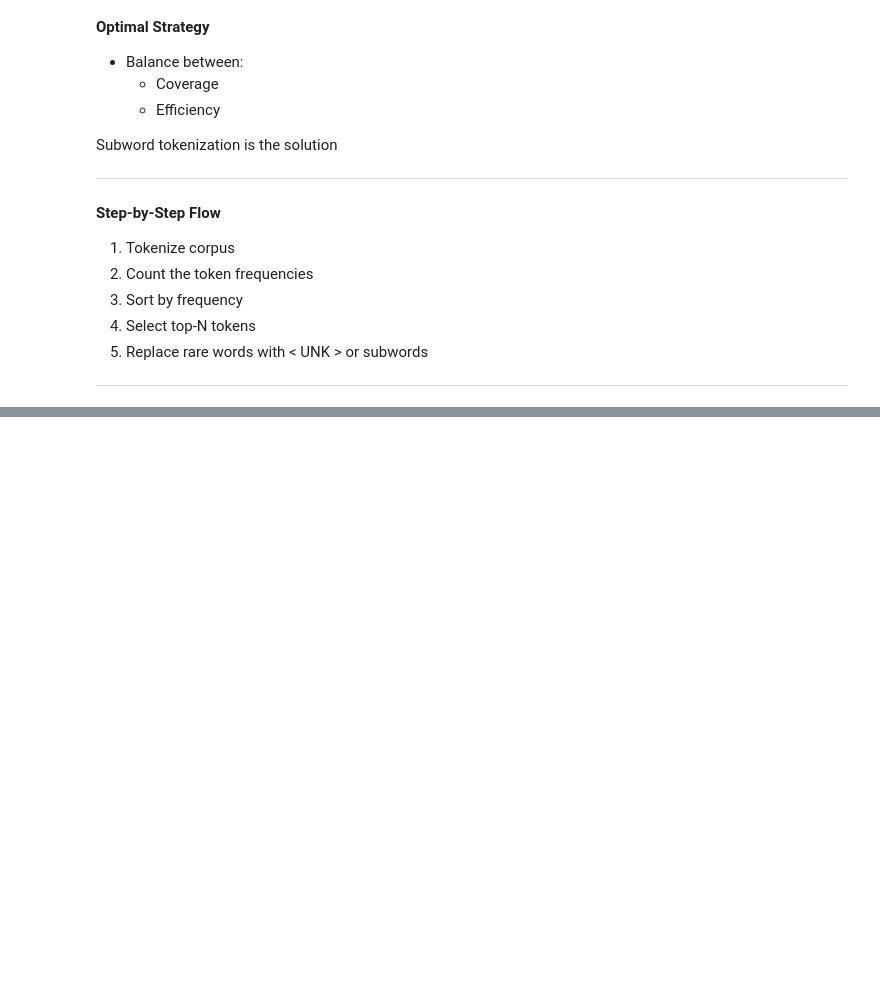
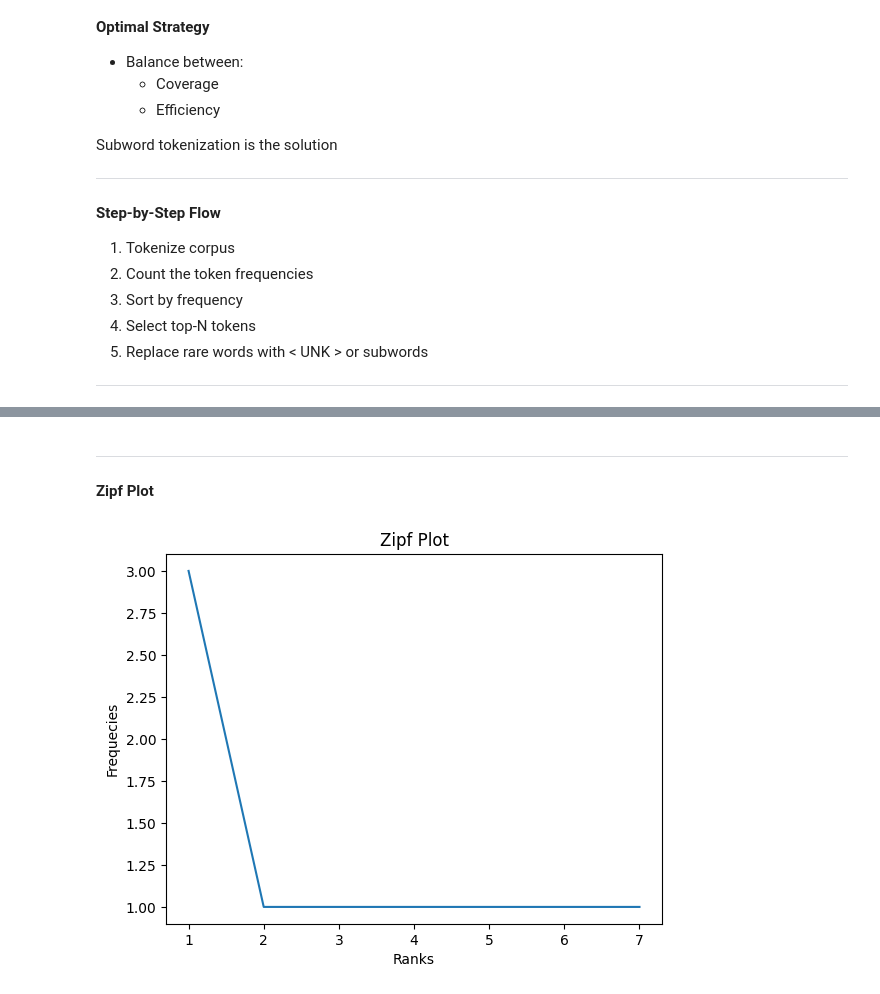
Before and after one commit to erkartik2001/nlp-genai-mastery, a Jupyter notebook: Phase1_TextProcessingTokenization/Day5_VocabularyAndTextStatistics.ipynb, the cells around one changed output, grey strips where cells are left out. Saved outputs shown, nothing was run; the diff lists cells and outputs as text; code cells hidden in the pictures; blank space fills up the shorter version.

```diff
--- a/Phase1_TextProcessingTokenization/Day5_VocabularyAndTextStatistics.ipynb
+++ b/Phase1_TextProcessingTokenization/Day5_VocabularyAndTextStatistics.ipynb
@@ -242,0 +426,17 @@ Modern LLM pipelines (handled via subword tokenization)
+# %% [markdown]
+---
+
+#### **Zipf Plot**
+# %%
+import numpy as np
+
+freqs_sorted = sorted(freqs,reverse=True)
+ranks = np.arange(1, len(freqs_sorted)+1)
+
+plt.plot(ranks,freqs_sorted)
+plt.xlabel("Ranks")
+plt.ylabel("Frequecies")
+plt.title("Zipf Plot")
+plt.show()
+# %% [output]
+[figure, added]
```
Also changed, not shown: parts of 19 cells of this notebook.
